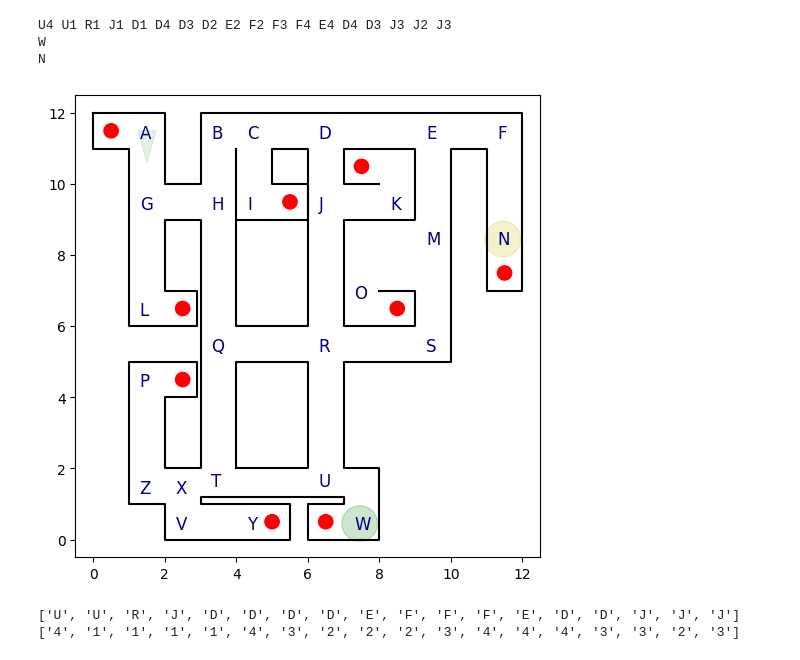
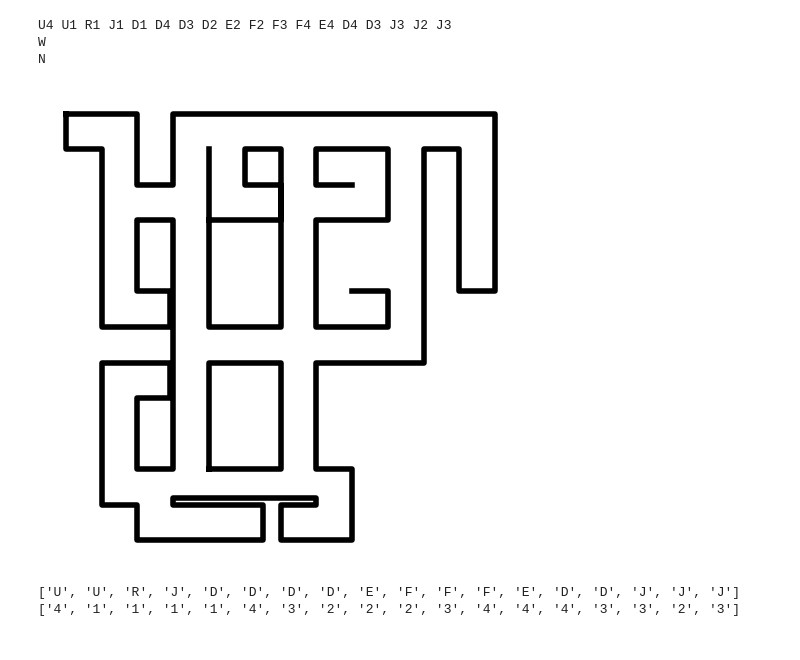
Before and after one commit to geometric-intelligence/mazedyn, a Jupyter notebook: mazedyn/exploratory_analysis.ipynb, the cells around one changed output. Drawn from its saved outputs; the diff is of its cells as text; code cells hidden in the pictures.

```diff
--- a/mazedyn/exploratory_analysis.ipynb
+++ b/mazedyn/exploratory_analysis.ipynb
@@ -61,13 +61,13 @@ def draw_maze(ax):
 
     for structure in structures:
         x_values, y_values = zip(*structure) # This unzips the start and end points into two tuples
-        ax.plot(x_values, y_values, color='black')
+        ax.plot(x_values, y_values, color='black', linewidth=4)
 
     #plot red objects now
-    red_circle_locations = [(.5, 11.5), (2.5, 4.5), (2.5, 6.5), (5.5, 9.5), (7.5, 10.5), (8.5, 6.5), (11.5, 7.5), (5, .5), (6.5, .5)]
-    for circle_loc in red_circle_locations:
-        circle = plt.Circle(circle_loc, 0.2, color='r')
-        ax.add_patch(circle)
+    # red_circle_locations = [(.5, 11.5), (2.5, 4.5), (2.5, 6.5), (5.5, 9.5), (7.5, 10.5), (8.5, 6.5), (11.5, 7.5), (5, .5), (6.5, .5)]
+    # for circle_loc in red_circle_locations:
+    #     circle = plt.Circle(circle_loc, 0.2, color='r')
+    #     ax.add_patch(circle)
 
     # set limits so that plt doesnt jiggle things when the person triangle reaches the edges
     lims = [-0.5, 12.5]
@@ -107,37 +107,40 @@ def add_start_end(ax, start_loc, end_loc):
     return ax
 
 def add_person(ax, loc, dir, correct=True):
     if correct: color="green"
     else: color="red"
 
     # point in direction of dir
     point1 = (loc[0] + .9 * dir[0], loc[1] + .9 * dir[1])
 
     # if dir is in y we gotta flare in x
     point2 = (loc[0] - .25 * dir[1], loc[1] - .25 * dir[0])
     point3 = (loc[0] + .25 * dir[1], loc[1] + .25 * dir[0])
 
     triangle = plt.Polygon([point1, point2, point3], color=color, alpha=.1)
     ax.add_patch(triangle)
 
     return ax
 
 def add_path_trace(ax, points_traversed,correct=True):
     if correct: color="green"
     else: color="red"
 
     x_values, y_values = zip(*points_traversed) # This unzips the start and end points into two tuples
     ax.plot(x_values, y_values, color=color, alpha=0.02, linewidth=5)
     return ax
 
 ax = draw_maze(ax)
-ax = add_letters(ax, letter_code_to_coords)
-ax = add_start_end(ax, letter_code_to_coords[start_node], letter_code_to_coords[end_node])
-ax = add_person(ax, (1.5, 11.5), (0, -1))
+# ax = add_letters(ax, letter_code_to_coords)
+# ax = add_start_end(ax, letter_code_to_coords[start_node], letter_code_to_coords[end_node])
+# ax = add_person(ax, (1.5, 11.5), (0, -1))
 # ax = add_path_trace(ax, [(1.5, 11.5), [2.5, 11.5]])
+
+plt.axis('off')
 plt.show()
+fig.savefig("figures/plain-maze.png")
 # %% [output]
-[figure, old version]
+[figure, new version]
 # %%
 letter_code_to_coords
 number_code_to_dir = {"1": (0 ,1), "2": (1, 0), "3": (0, -1), "4": (-1, 0)}
```
Also changed, not shown: 7 other files.
